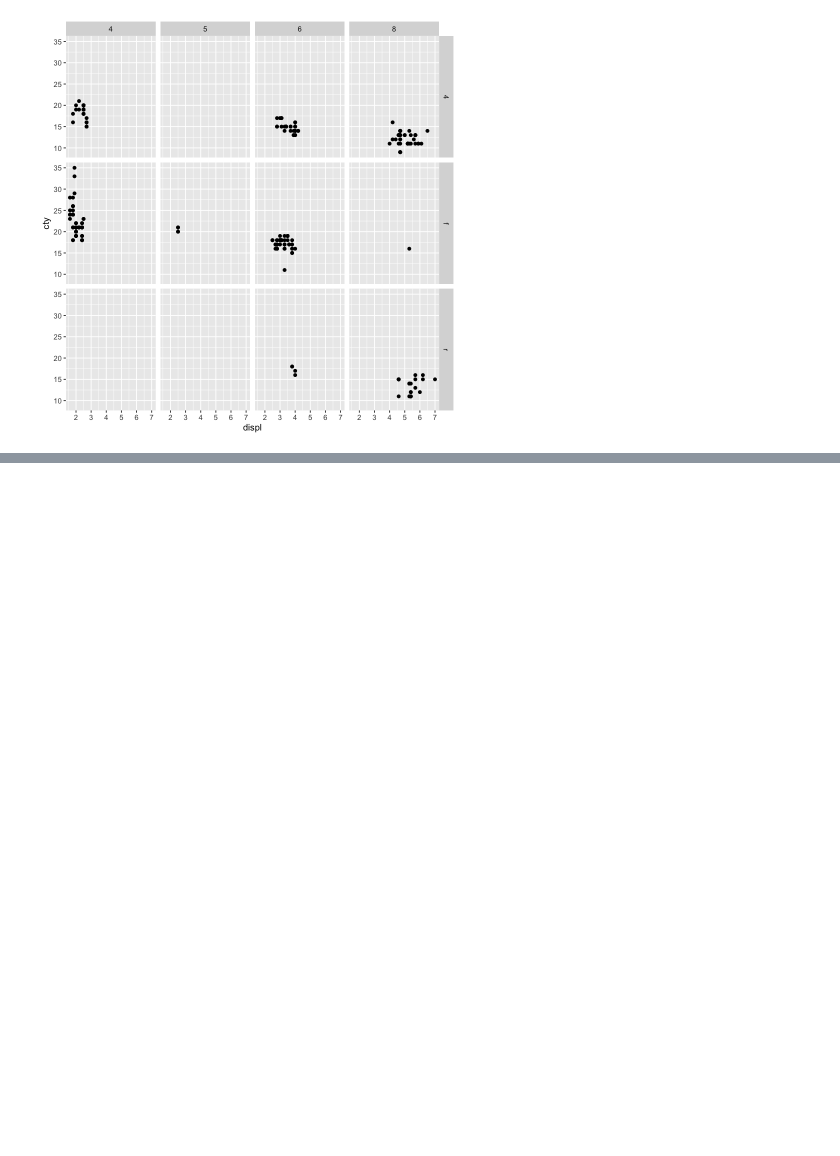
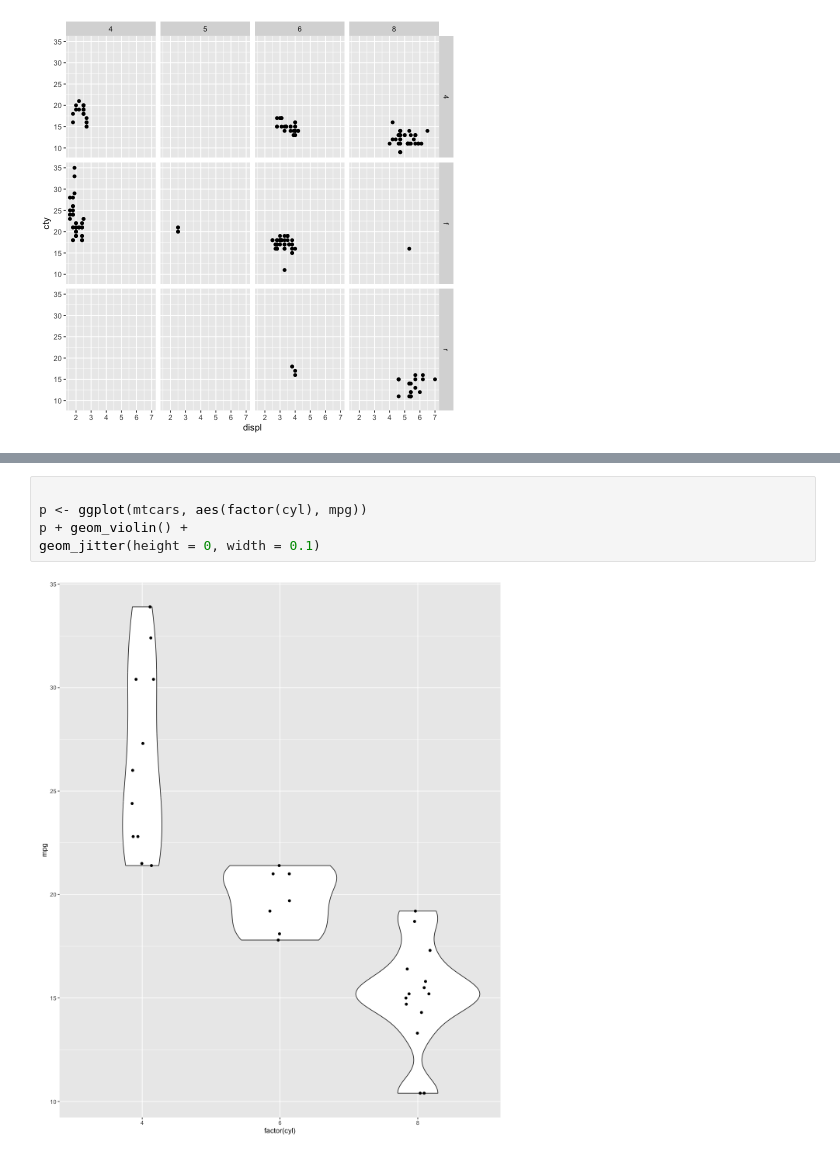
Before and after one commit to wang-zhijun/learn-statistics, a Jupyter notebook: learn-r.ipynb, the cells around one changed output, grey strips where cells are left out. Saved outputs shown, nothing was run; the diff lists cells and outputs as text; blank space fills up the shorter version.

```diff
--- a/learn-r.ipynb
+++ b/learn-r.ipynb
@@ -848,0 +857,7 @@ p + facet_grid(vars(drv), vars(cyl), scales = "fixed")
+# %%
+
+p <- ggplot(mtcars, aes(factor(cyl), mpg))
+p + geom_violin() +
+geom_jitter(height = 0, width = 0.1)
+# %% [output]
+[figure, added]
```
Also changed, not shown: parts of 2 cells of this notebook.
